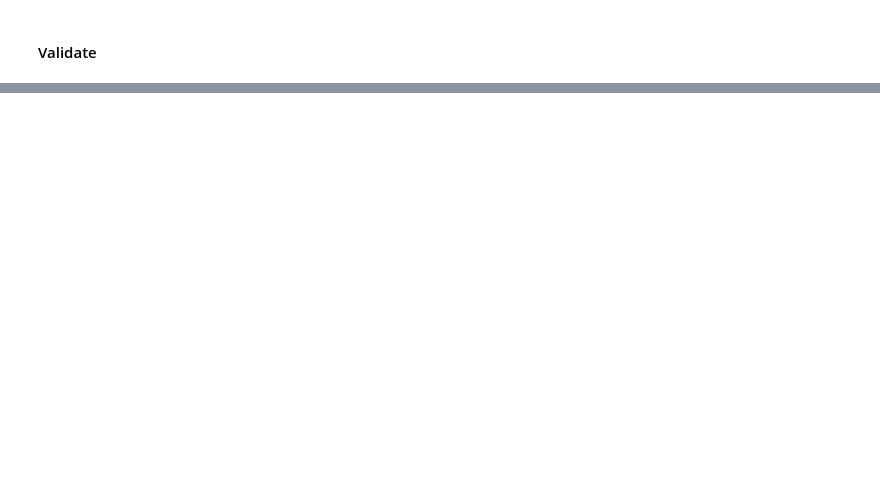
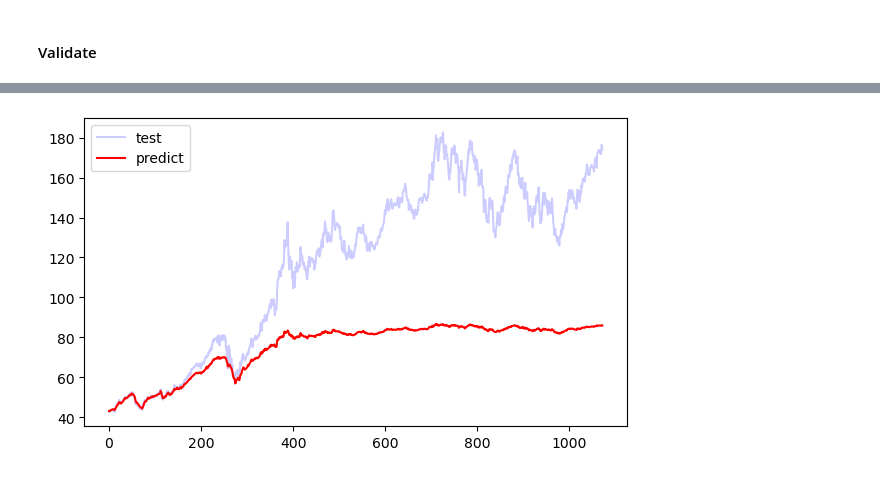
Before and after one commit to meetri/stockai, a Jupyter notebook: StockForecasterTest.ipynb, the cells around one changed output, grey strips where cells are left out. Saved outputs shown, nothing was run; the diff lists cells and outputs as text; code cells hidden in the pictures; blank space fills up the shorter version.

```diff
--- a/StockForecasterTest.ipynb
+++ b/StockForecasterTest.ipynb
@@ -50,0 +66,13 @@ plt.show()
+# %%
+plt.figure(figsize=(7,4)) #plotting
+
+td = test_data[:,0]
+plt.plot(td, "b", label="test", alpha=0.2)
+
+dp = data_predict[:,0]
+plt.plot(dp, "r", label="predict")
+
+plt.legend()
+plt.show()
+# %% [output]
+[figure, added]
```
Also changed, not shown: parts of 12 cells of this notebook, 5 other files.
